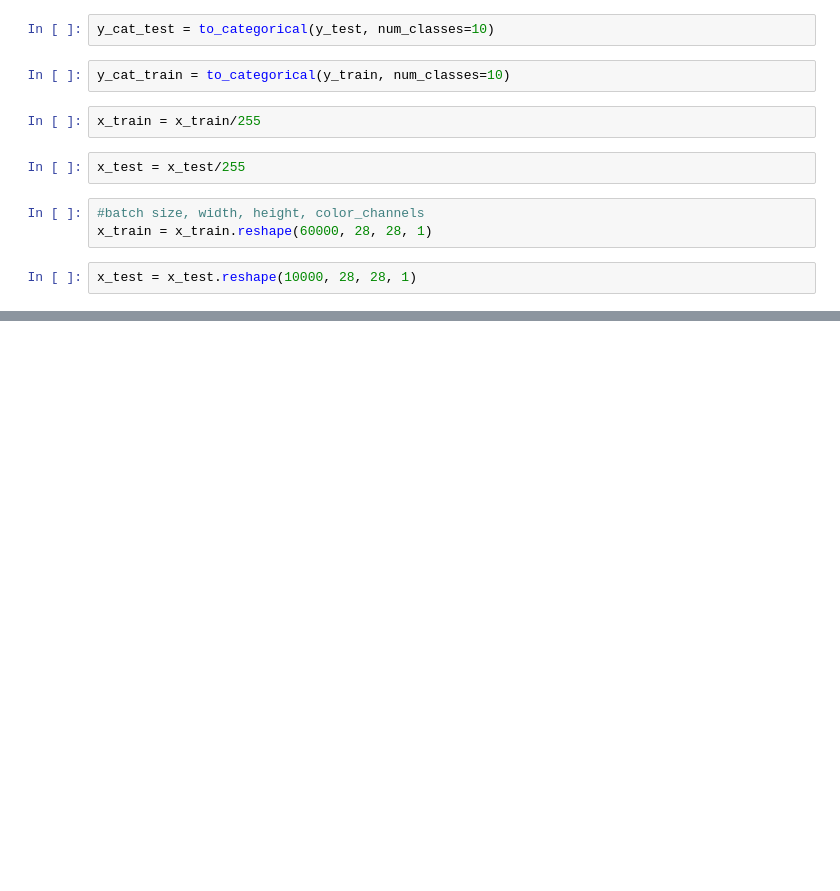
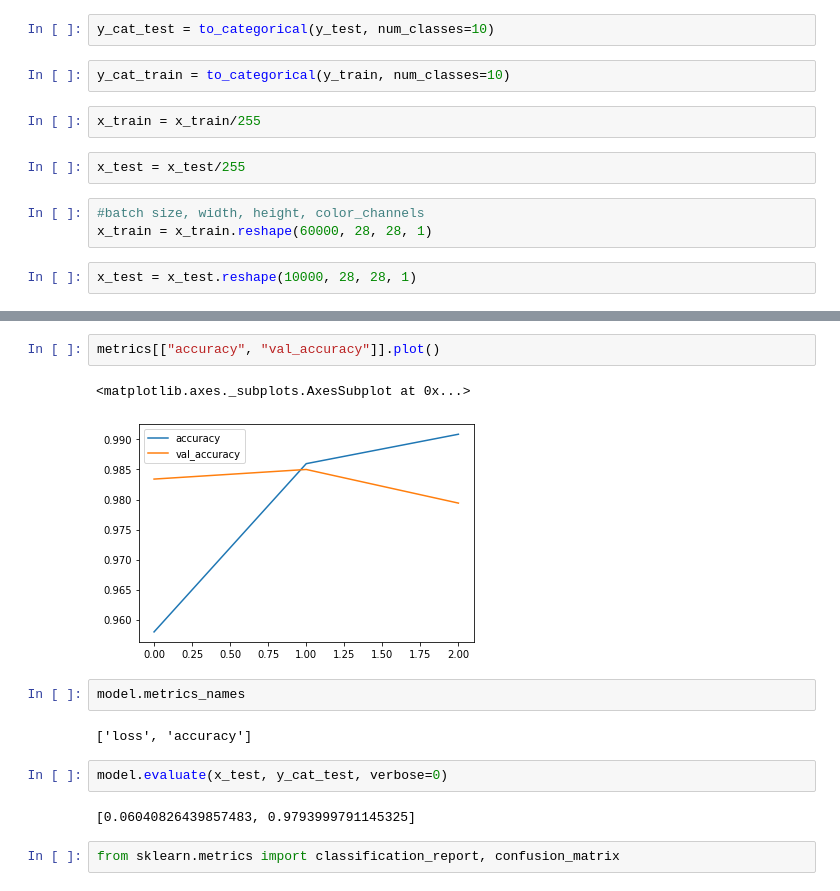
Before and after one commit to JaimePazLopes/Tensorflow-2-and-Keras, a Jupyter notebook: CNN/MNIST.ipynb, the cells around one changed output, grey strips where cells are left out. Cells and saved outputs as stored; diff of their text form; blank space fills up the shorter version.

```diff
--- a/CNN/MNIST.ipynb
+++ b/CNN/MNIST.ipynb
@@ -67,0 +115,15 @@ x_test = x_test.reshape(10000, 28, 28, 1)
+# %%
+metrics[["accuracy", "val_accuracy"]].plot()
+# %% [output]
+<matplotlib.axes._subplots.AxesSubplot at 0x...>
+[figure, added]
+# %%
+model.metrics_names
+# %% [output]
+['loss', 'accuracy']
+# %%
+model.evaluate(x_test, y_cat_test, verbose=0)
+# %% [output]
+[0.06040826439857483, 0.9793999791145325]
+# %%
+from sklearn.metrics import classification_report, confusion_matrix
```
Also changed, not shown: parts of 18 cells of this notebook.
